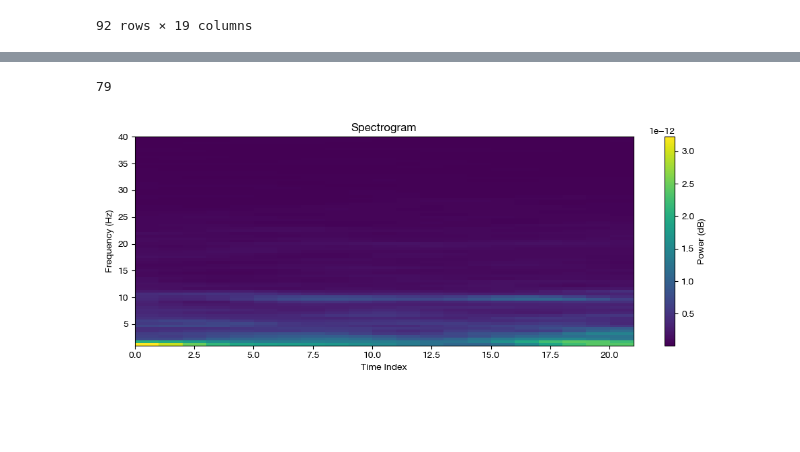
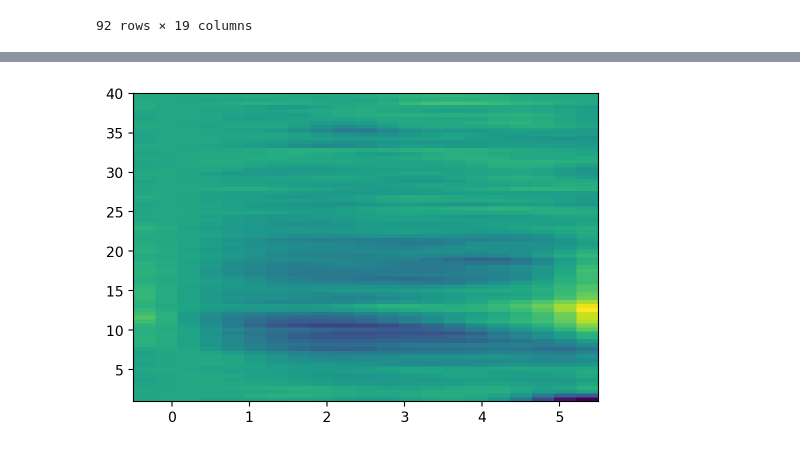
Before and after one commit to Malteflau/LaBraM-MMDTU, a Jupyter notebook: Spectrogram and erd grid plot.ipynb, the cells around one changed output, grey strips where cells are left out. Saved outputs shown, nothing was run; the diff lists cells and outputs as text; code cells hidden in the pictures; blank space fills up the shorter version.

```diff
--- a/Spectrogram and erd grid plot.ipynb
+++ b/Spectrogram and erd grid plot.ipynb
@@ -162,32 +181,28 @@ def plot_ERD(psds_dict, ax):
     #plt.show()
 # %%
 channel = 'C3'
-psd = get_psds_for_channel(epochs_df['Epochs'][:1], channel = channel, settings = ['T1P'], window = 1, overlap = 0.9, mean = False)#['T1P, [1, 40] frequencies, channel C3']
+psd = get_psds_for_channel(epochs_df['Epochs'], channel = channel, settings = ['T1P', 'T1Pn'], window = 1, overlap = 0.9, ERD = False)#['T1P, [1, 40] frequencies, channel C3']
-# %%
-len(psd[0,0,:,0])
-# %% [output]
-79
-# %%
-def plot_diff_Spectrogram(dict, ax=0):
-    # Optional: convert to dB
-    for psds in dict.values():
-        #psds_db = 10 * np.log10(psds)
-
-        # Plot
-        plt.figure(figsize=(10, 4))
-        plt.imshow(psds, aspect='auto', origin='lower',
-                extent=[0, psds.shape[1], freqs[0], freqs[-1]],
-                cmap='viridis')
-        plt.colorbar(label='Power (dB)')
-        plt.xlabel('Time Index' if 'times' not in locals() else 'Time (s)')
-        plt.ylabel('Frequency (Hz)')
-        plt.title('Spectrogram')
-        plt.tight_layout()
-        plt.show()
-# %%
-plot_diff_Spectrogram(psd)
-# %% [output]
-[figure, removed]
+# %%
+def plot_diff_Spectrogram(dict, ax=0, band = [1,40]):
+    # Optional: convert to dB
+    #psds_db = 10 * np.log10(psds)
+    psds = np.array(list(dict.values()))
+
+    diff_psds = psds[0] - psds[1]
+    diff_psds.shape
+    freqs = np.linspace(band[0], band[1], len(diff_psds[:,0]))
+    times = np.linspace(0,4)
+
+    im = ax.imshow(diff_psds, aspect='auto', origin='lower',
+                extent=[-0.5, 5.5, freqs[0], freqs[-1]],
+                cmap='viridis')
+    return im
+# %%
+fig, ax = plt.subplots()
+plot_diff_Spectrogram(psd, ax)
+plt.show()
+# %% [output]
+[figure, added]
 # %%
 ch_grid_dict = {                                       'Fp1':(2.7,0), 'Fpz':(4,0), 'Fp2':(5.3,0),
                                           'AF7':(1.3,1), 'AF3':(2.5,1), 'AFz':(4,1), 'AF4':(5.5,1), 'AF8':(6.7,1),
```
Also changed, not shown: parts of 10 cells of this notebook.
